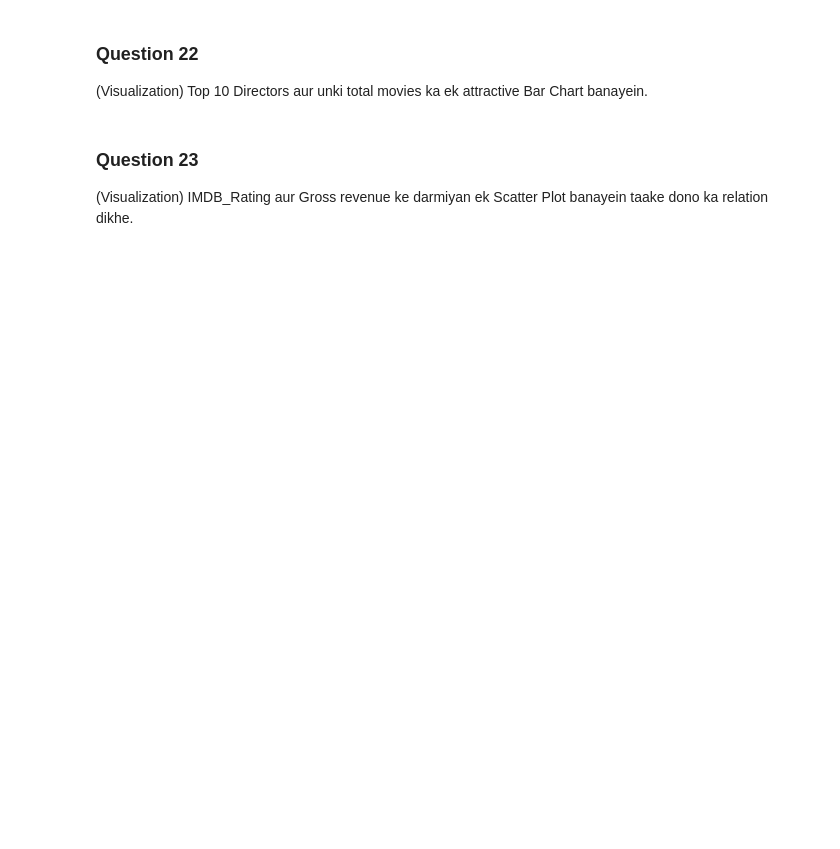
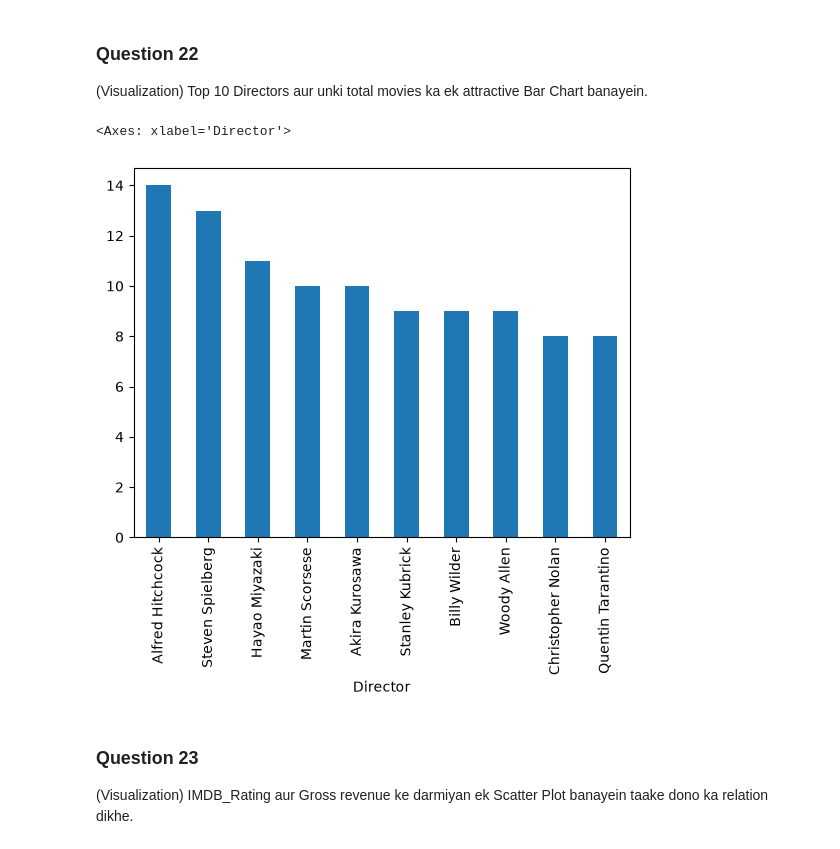
Before and after one commit to MohammadAmir31/DS, a Jupyter notebook: Movie_Data_Assignment.ipynb, the cells around one changed output. Drawn from its saved outputs; the diff is of its cells as text; code cells hidden in the pictures; blank space fills up the shorter version.

```diff
--- a/Movie_Data_Assignment.ipynb
+++ b/Movie_Data_Assignment.ipynb
@@ -115,6 +327,13 @@ Year 1990 se 2000 (both inclusive) ke darmiyan release hone wali movies ki total
 # %% [markdown]
 ### **Question 22**
 (Visualization) Top 10 Directors aur unki total movies ka ek attractive Bar Chart banayein.
+# %%
+top10 = df.Director.value_counts().sort_values(ascending = False).head(10)
+top10.plot(kind = 'bar')
+# plt.hist(df.Director.value_counts().sort_values(ascending = False).head(10))
+# %% [output]
+<Axes: xlabel='Director'>
+[figure, added]
 # %% [markdown]
 ### **Question 23**
 (Visualization) IMDB_Rating aur Gross revenue ke darmiyan ek Scatter Plot banayein taake dono ka relation dikhe.
```
Also changed, not shown: parts of 19 cells of this notebook, 2 other files.
